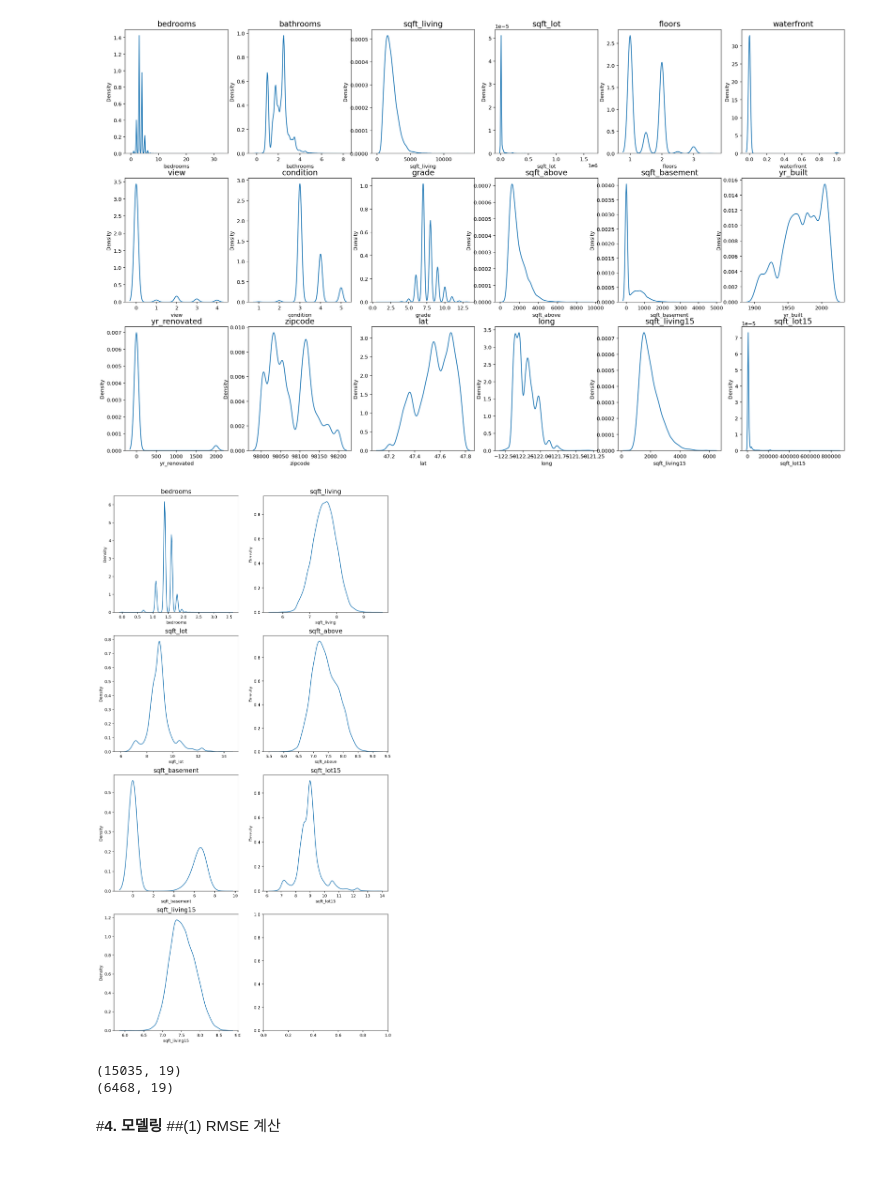
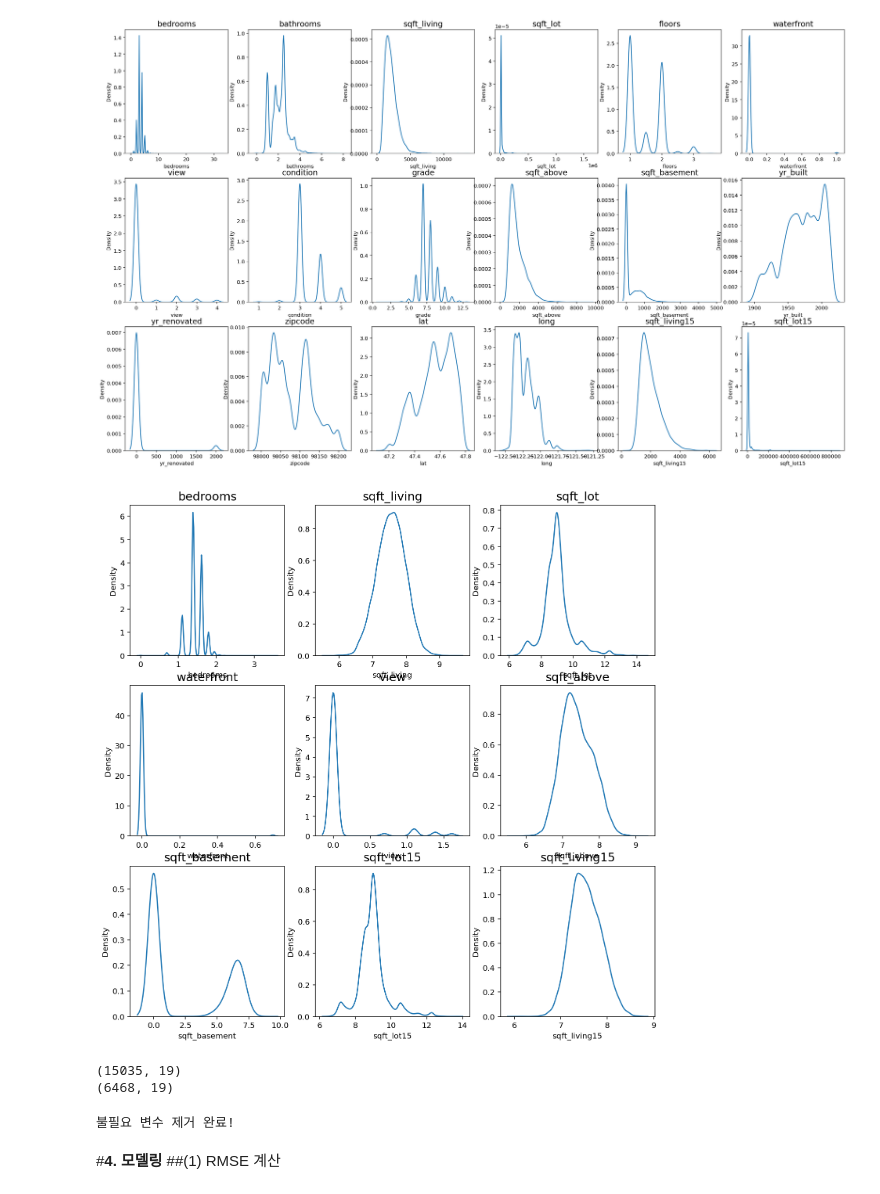
Before and after one commit to LAGABI44/AIFFEL_Study, a Jupyter notebook: Kaggle_House_Price_Prediction.ipynb, the cells around one changed output. Drawn from its saved outputs; the diff is of its cells as text; code cells hidden in the pictures.

```diff
--- a/Kaggle_House_Price_Prediction.ipynb
+++ b/Kaggle_House_Price_Prediction.ipynb
@@ -558,24 +584,24 @@ for row in range(3):
 [figure]
 # %%
 ## 그래프 전처리
-skew_columns = ['bedrooms', 'sqft_living', 'sqft_lot', 'sqft_above', 'sqft_basement', 'sqft_lot15', 'sqft_living15']
+skew_columns = ['bedrooms', 'sqft_living', 'sqft_lot', 'waterfront', 'view', 'sqft_above', 'sqft_basement', 'sqft_lot15', 'sqft_living15']
 
 for c in skew_columns:
     plus[c] = np.log1p(plus[c].values)
 
 #재확인
-fig, ax = plt.subplots(4, 2, figsize=(12, 24))
+fig, ax = plt.subplots(3, 3, figsize=(12, 12))
 
 count = 0
-for row in range(4):
-    for col in range(2):
-        if count == 7:
+for row in range(3):
+    for col in range(3):
+        if count == 9:
             break
         sns.kdeplot(data=plus[skew_columns[count]], ax=ax[row][col])
         ax[row][col].set_title(skew_columns[count], fontsize=15)
         count += 1
 # %% [output]
-[figure, old version]
+[figure, new version]
 # %%
 #데이터 나누기
 
@@ -590,6 +616,29 @@ print(test.shape)
 # %% [output]
 (15035, 19)
 (6468, 19)
+# %%
+#추가적으로 price 상관관계가 20%이하 변수 제거
+#del train['condition']
+#del test['condition']
+#del train['long']
+#del test['long']
+#del train['sqft_lot15']
+#del test['sqft_lot15']
+#del train['yr_built']
+#del test['yr_built']
+#del train['sqft_lot']
+#del test['sqft_lot']
+del train['waterfront']
+del test['waterfront']
+#del train['yr_renovated']
+#del test['yr_renovated']
+del train['sqft_living']
+del test['sqft_living']
+
+
+print("불필요 변수 제거 완료!")
+# %% [output]
+불필요 변수 제거 완료!
 # %% [markdown]
 #**4. 모델링**
 ##(1) RMSE 계산
```
Also changed, not shown: parts of 29 cells of this notebook.
